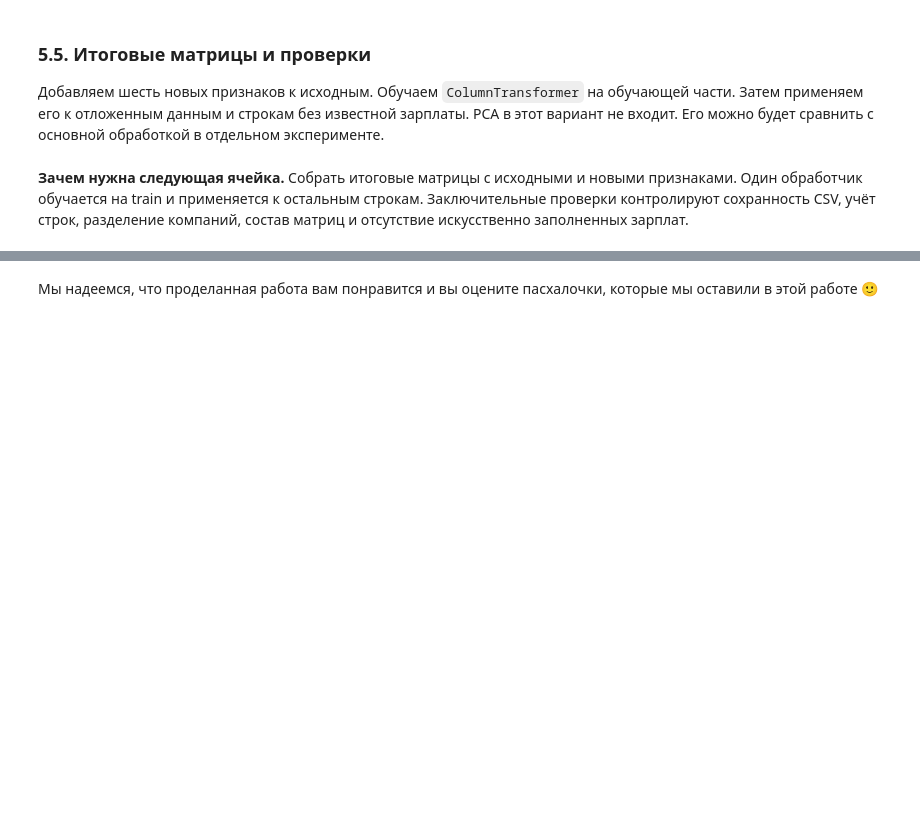
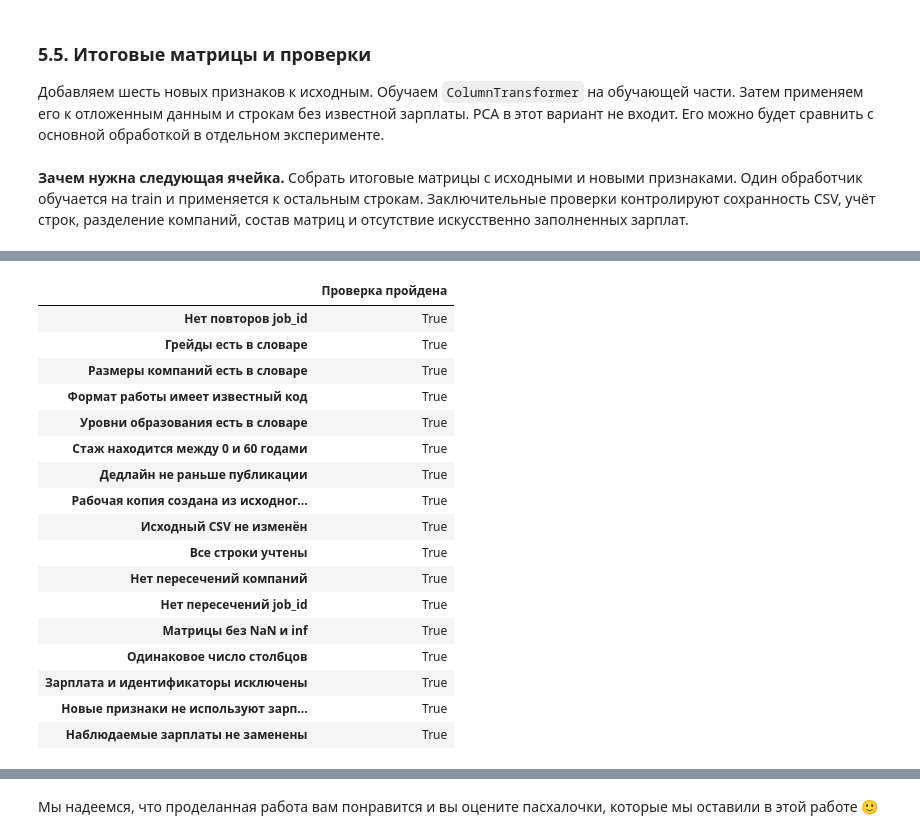
Before and after one commit to daniil-novel/machine-learning-course, a Jupyter notebook: Задание 1/Задание1_16.09.2026_DaraganPrivezentsev_completed.ipynb, the cells around one changed output, grey strips where cells are left out. Cells and saved outputs as stored; diff of their text form; code cells hidden in the pictures; blank space fills up the shorter version.

```diff
--- a/Задание 1/Задание1_16.09.2026_DaraganPrivezentsev_completed.ipynb
+++ b/Задание 1/Задание1_16.09.2026_DaraganPrivezentsev_completed.ipynb
@@ -1380,25 +1534,53 @@ PCA в этот вариант не входит. Его можно будет
 # %% [markdown]
 **Зачем нужна следующая ячейка.** Собрать итоговые матрицы с исходными и новыми признаками. Один обработчик обучается на train и применяется к остальным строкам. Заключительные проверки контролируют сохранность CSV, учёт строк, разделение компаний, состав матриц и отсутствие искусственно заполненных зарплат.
 # %%
-final_preprocessor=make_preprocessor(base_numeric+new_columns,base_categorical)
-X_train=final_preprocessor.fit_transform(train_fe)
-X_test=final_preprocessor.transform(test_fe)
-X_unknown_target=final_preprocessor.transform(create_features(unlabeled))
-y_train=train.salary_usd.copy()
-y_test=test.salary_usd.copy()
-final_feature_names=final_preprocessor.get_feature_names_out()
-checks={
-    'Исходный CSV не изменён':source_sha256==hashlib.sha256(DATA_PATH.read_bytes()).hexdigest(),
-    'Все строки учтены':len(train)+len(test)+len(unlabeled)==len(raw),
-    'Нет пересечений компаний':not bool(set(train.company_name)&set(test.company_name)),
-    'Нет пересечений job_id':not bool(set(train.job_id)&set(test.job_id)),
-    'Матрицы без NaN и inf':all(np.isfinite(x).all() for x in [X_train,X_test,X_unknown_target]),
-    'Одинаковое число столбцов':X_train.shape[1]==X_test.shape[1]==X_unknown_target.shape[1],
-    'Таргет отсутствует в X':not any('salary_usd' in c for c in final_feature_names),
-    'Наблюдаемый таргет не импутирован':y_train.equals(raw.loc[train.index,'salary_usd']) and y_test.equals(raw.loc[test.index,'salary_usd'])
-}
-assert all(checks.values()),checks
-display(pd.Series(checks,name='Проверка пройдена'))
-print('Итоговые размеры:', {'train':X_train.shape,'test':X_test.shape,'unknown_target':X_unknown_target.shape})
-report['matrix']=f'Подготовлены матрицы {X_train.shape} (обучающая часть), {X_test.shape} (отложенная часть) и {X_unknown_target.shape} (неизвестная цель); все проверки выполнены.'
+final_preprocessor = make_preprocessor(base_numeric + new_columns, base_categorical)
+X_train = final_preprocessor.fit_transform(train_fe)
+X_test = final_preprocessor.transform(test_fe)
+X_unknown_target = final_preprocessor.transform(create_features(unlabeled))
+y_train = train.salary_usd.copy()
+y_test = test.salary_usd.copy()
+
+# Короткие проверки с понятными названиями.
+matrices = [X_train, X_test, X_unknown_target]
+selected_columns = base_numeric + new_columns + base_categorical
+companies_overlap = train.company_name.isin(test.company_name).any()
+jobs_overlap = train.job_id.isin(test.job_id).any()
+train_target_unchanged = y_train.equals(raw.loc[train.index, "salary_usd"])
+test_target_unchanged = y_test.equals(raw.loc[test.index, "salary_usd"])
+csv_unchanged = source_sha256 == hashlib.sha256(DATA_PATH.read_bytes()).hexdigest()
+
+checks = dict(data_checks)
+checks.update(
+    {
+        "Рабочая копия создана из исходного CSV": source_matches,
+        "Исходный CSV не изменён": csv_unchanged,
+        "Все строки учтены": len(train) + len(test) + len(unlabeled) == len(raw),
+        "Нет пересечений компаний": not companies_overlap,
+        "Нет пересечений job_id": not jobs_overlap,
+        "Матрицы без NaN и inf": all(np.isfinite(matrix).all() for matrix in matrices),
+        "Одинаковое число столбцов": X_train.shape[1]
+        == X_test.shape[1]
+        == X_unknown_target.shape[1],
+        "Зарплата и идентификаторы исключены": not any(
+            column in selected_columns for column in ["salary_usd", "job_id", "company_name"]
+        ),
+        "Новые признаки не используют зарплату": features_ignore_salary,
+        "Наблюдаемые зарплаты не заменены": train_target_unchanged and test_target_unchanged,
+    }
+)
+check_results = pd.Series(checks, name="Проверка пройдена")
+display(check_results.to_frame())
+if not check_results.all():
+    raise ValueError("Некоторые проверки не пройдены. См. таблицу выше.")
+
+display(
+    pd.DataFrame(
+        {
+            "Часть": ["Обучающая", "Отложенная", "Без известной зарплаты"],
+            "Строки": [len(X_train), len(X_test), len(X_unknown_target)],
+            "Признаки": [X_train.shape[1], X_test.shape[1], X_unknown_target.shape[1]],
+        }
+    )
+)
 # %% [output]
@@ -1414,0 +1587,18 @@ Name: Проверка пройдена, dtype: bool
+|  | Проверка пройдена |
+| Нет повторов job_id | True |
+| Грейды есть в словаре | True |
+| Размеры компаний есть в словаре | True |
+| Формат работы имеет известный код | True |
+| Уровни образования есть в словаре | True |
+| Стаж находится между 0 и 60 годами | True |
+| Дедлайн не раньше публикации | True |
+| Рабочая копия создана из исходног... | True |
+| Исходный CSV не изменён | True |
+| Все строки учтены | True |
+| Нет пересечений компаний | True |
+| Нет пересечений job_id | True |
+| Матрицы без NaN и inf | True |
+| Одинаковое число столбцов | True |
+| Зарплата и идентификаторы исключены | True |
+| Новые признаки не используют зарп... | True |
+| Наблюдаемые зарплаты не заменены | True |
```
Also changed, not shown: parts of 34 cells of this notebook, 4 other files.
